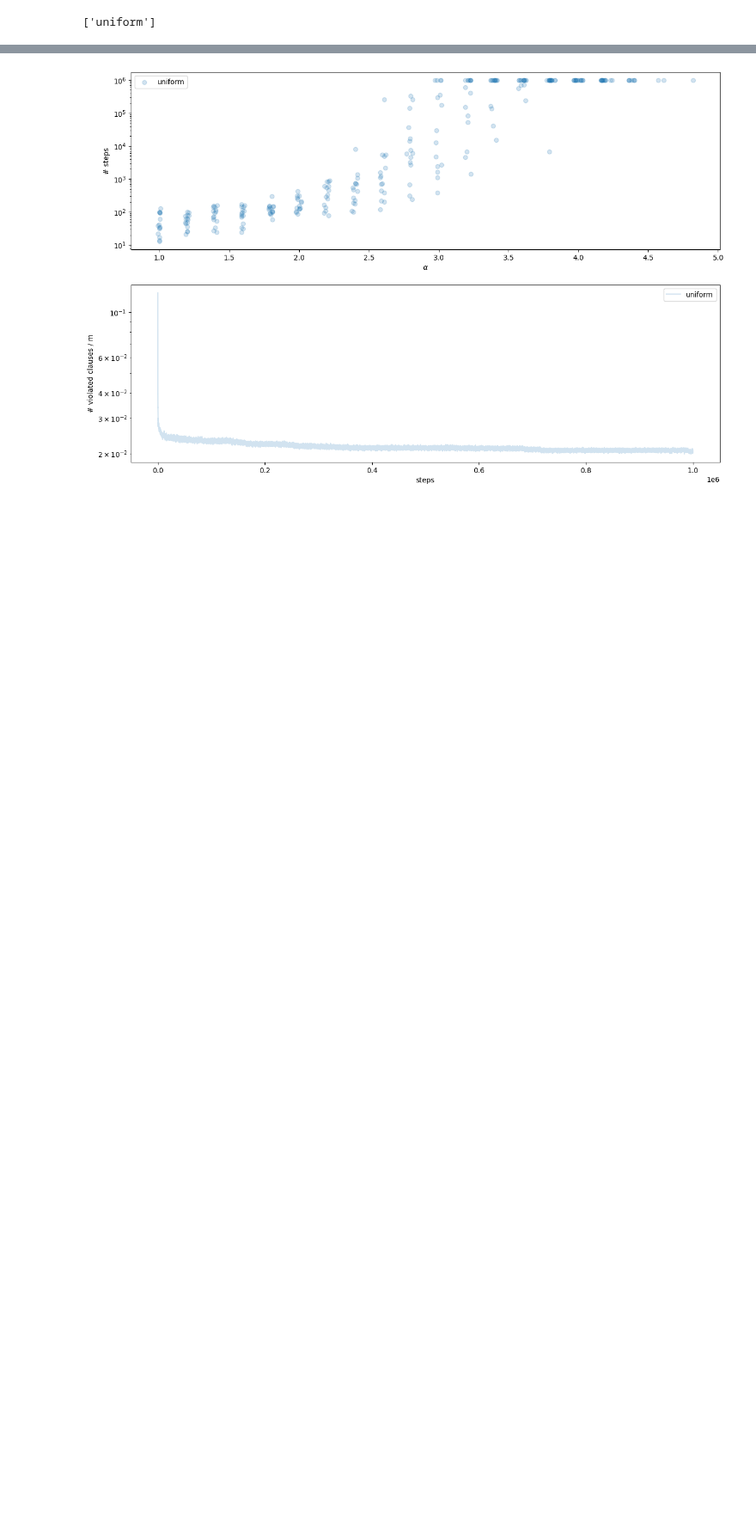
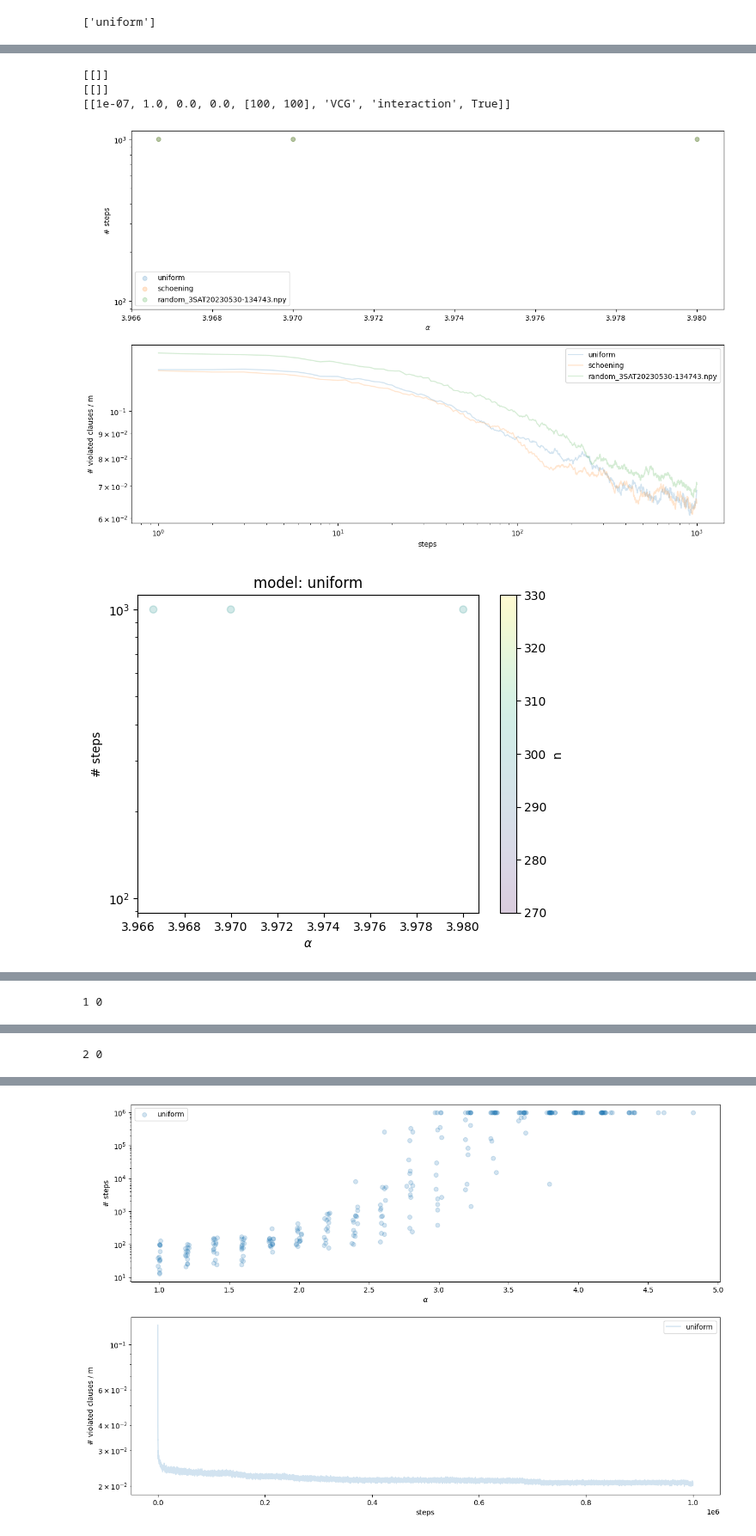
Before and after one commit to porscheofficial/sls_sat_solving_with_deep_learning, a Jupyter notebook: python/src/instance_evaluation.ipynb, the cells around one changed output, grey strips where cells are left out. Shown at 86% size. Drawn from its saved outputs; the diff is of its cells as text; code cells hidden in the pictures; blank space fills up the shorter version.

```diff
--- a/python/src/instance_evaluation.ipynb
+++ b/python/src/instance_evaluation.ipynb
@@ -86,0 +92,20 @@ print(model_path)
+# %%
+saved_eval_path_list = ["/Users/p403830/Library/CloudStorage/OneDrive-PorscheDigitalGmbH/programming/generateSAT/samples_n300_subset/uniform_total_eval.npy",
+                        "/Users/p403830/Library/CloudStorage/OneDrive-PorscheDigitalGmbH/programming/generateSAT/samples_n300_subset/schoening_total_eval.npy",
+                        "/Users/p403830/Library/CloudStorage/OneDrive-PorscheDigitalGmbH/programming/generateSAT/samples_n300_subset/random_3SAT20230530-134743_total_eval.npy"]
+do_evaluation_multiple_models(saved_eval_path_list)
+
+for saved_eval_path in saved_eval_path_list:
+    do_evaluation_for_single_model(saved_eval_path)
+
+for i in range(len(saved_eval_path_list)):
+    for j in range(i):
+        print(i,j)
+        benchmark_two_models(saved_eval_path_list[i], saved_eval_path_list[j], color_coded = "n")
+        benchmark_two_models(saved_eval_path_list[i], saved_eval_path_list[j], color_coded = "alpha")
+# %% [output]
+[[]]
+[[]]
+[[1e-07, 1.0, 0.0, 0.0, [100, 100], 'VCG', 'interaction', True]]
+[figure, added]
+[figure, added]
@@ -86,0 +114 @@ print(model_path)
+1 0
@@ -86,0 +117 @@ print(model_path)
+2 0
```
Also changed, not shown: parts of 6 cells of this notebook, 3 other files.
